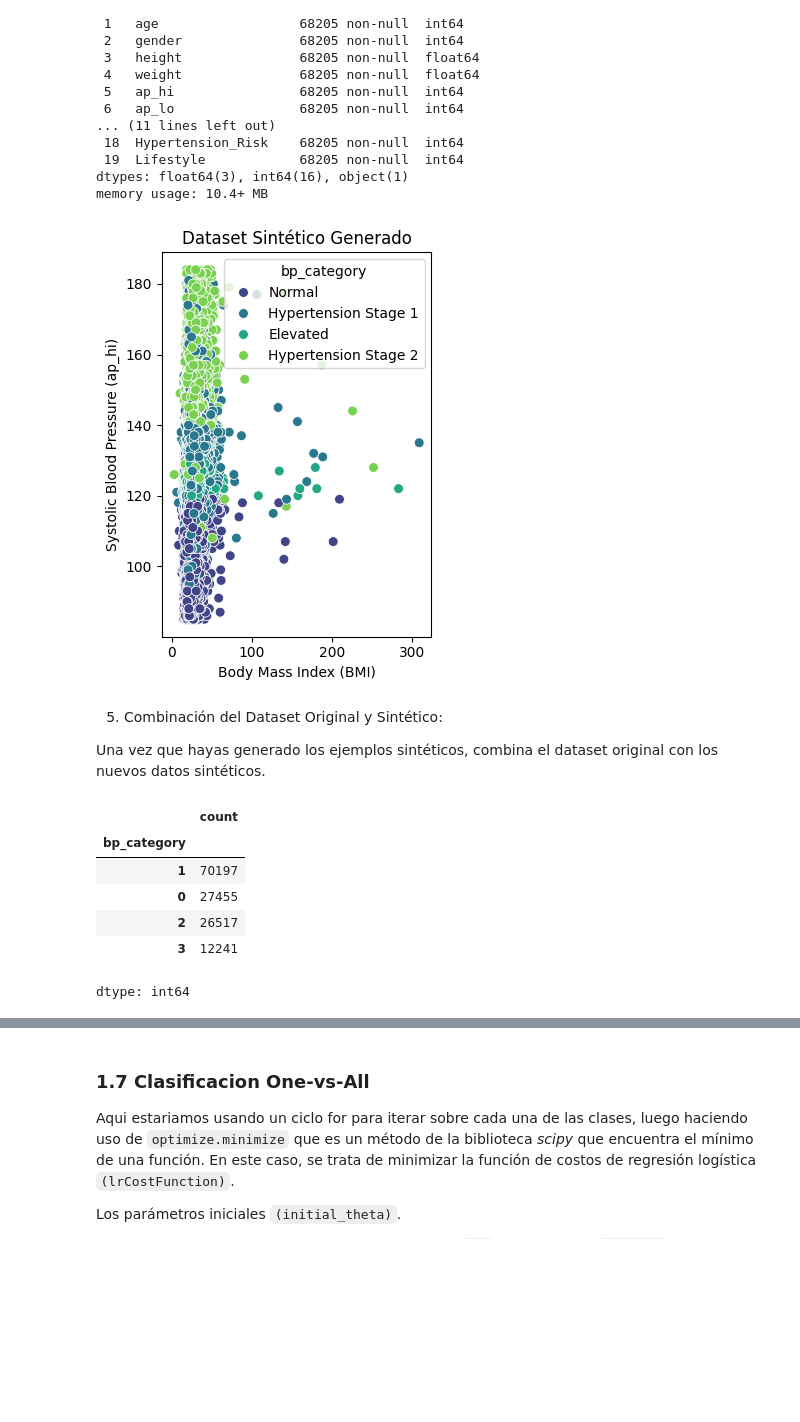
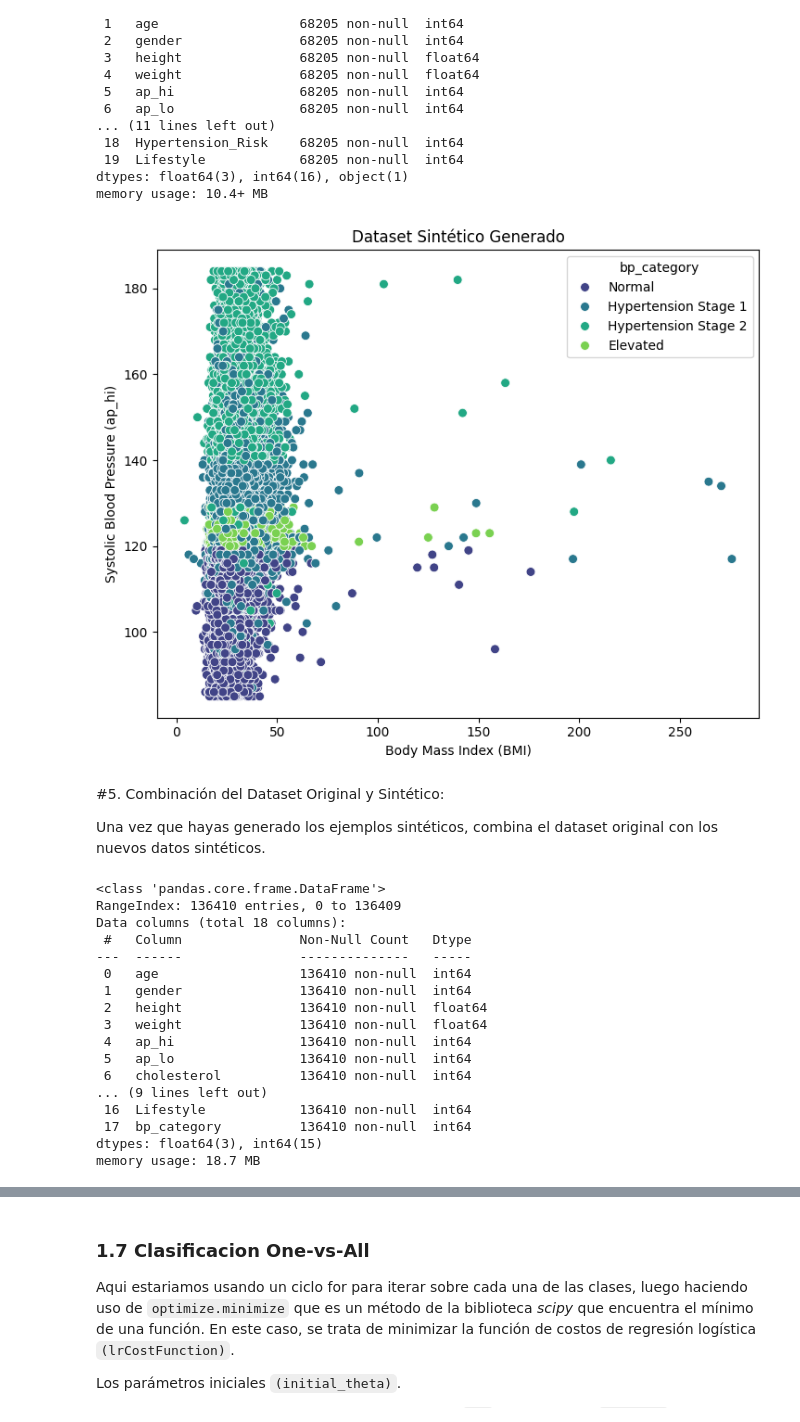
Before and after one commit to OrtegaJulio7/SIS420, a Jupyter notebook: Primer Parcial/1parcial.ipynb, the cells around one changed output, grey strips where cells are left out. Saved outputs shown, nothing was run; the diff lists cells and outputs as text; code cells hidden in the pictures; blank space fills up the shorter version.

```diff
--- a/Primer Parcial/1parcial.ipynb
+++ b/Primer Parcial/1parcial.ipynb
@@ -262,18 +260,19 @@ dtypes: float64(3), int64(16), object(1)
 memory usage: 10.4+ MB
 # %%
 # Gráfico del dataset sintético
+plt.figure(figsize=(14, 6))
 plt.subplot(1, 2, 2)
 sns.scatterplot(x='bmi', y='ap_hi', hue='bp_category', data=df_synthetic, palette='viridis', s=50)
 plt.title('Dataset Sintético Generado')
 plt.xlabel('Body Mass Index (BMI)')
 plt.ylabel('Systolic Blood Pressure (ap_hi)')
 # Mostrar las gráficas
 plt.tight_layout()
 plt.show()
 # %% [output]
-[figure, old version]
+[figure, new version]
 # %% [markdown]
-5. Combinación del Dataset Original y Sintético:
+#5. Combinación del Dataset Original y Sintético:
 
 Una vez que hayas generado los ejemplos sintéticos, combina el dataset original con los nuevos datos sintéticos.
 # %%
@@ -331,12 +322,20 @@ m = y.size
-# %%
-#para contar cuantas clases contiene nuestra columna y
-class_counts = df_combined["bp_category"].value_counts()
-class_counts
-# %% [output]
-|  | count |
-| bp_category |  |
-| 1 | 70197 |
-| 0 | 27455 |
-| 2 | 26517 |
-| 3 | 12241 |
-dtype: int64
+# %%
+df_combined.info()
+# %% [output]
+<class 'pandas.core.frame.DataFrame'>
+RangeIndex: 136410 entries, 0 to 136409
+Data columns (total 18 columns):
+ #   Column               Non-Null Count   Dtype
+---  ------               --------------   -----
+ 0   age                  136410 non-null  int64
+ 1   gender               136410 non-null  int64
+ 2   height               136410 non-null  float64
+ 3   weight               136410 non-null  float64
+ 4   ap_hi                136410 non-null  int64
+ 5   ap_lo                136410 non-null  int64
+ 6   cholesterol          136410 non-null  int64
+... (9 lines left out)
+ 16  Lifestyle            136410 non-null  int64
+ 17  bp_category          136410 non-null  int64
+dtypes: float64(3), int64(15)
+memory usage: 18.7 MB
```
Also changed, not shown: parts of 28 cells of this notebook.
